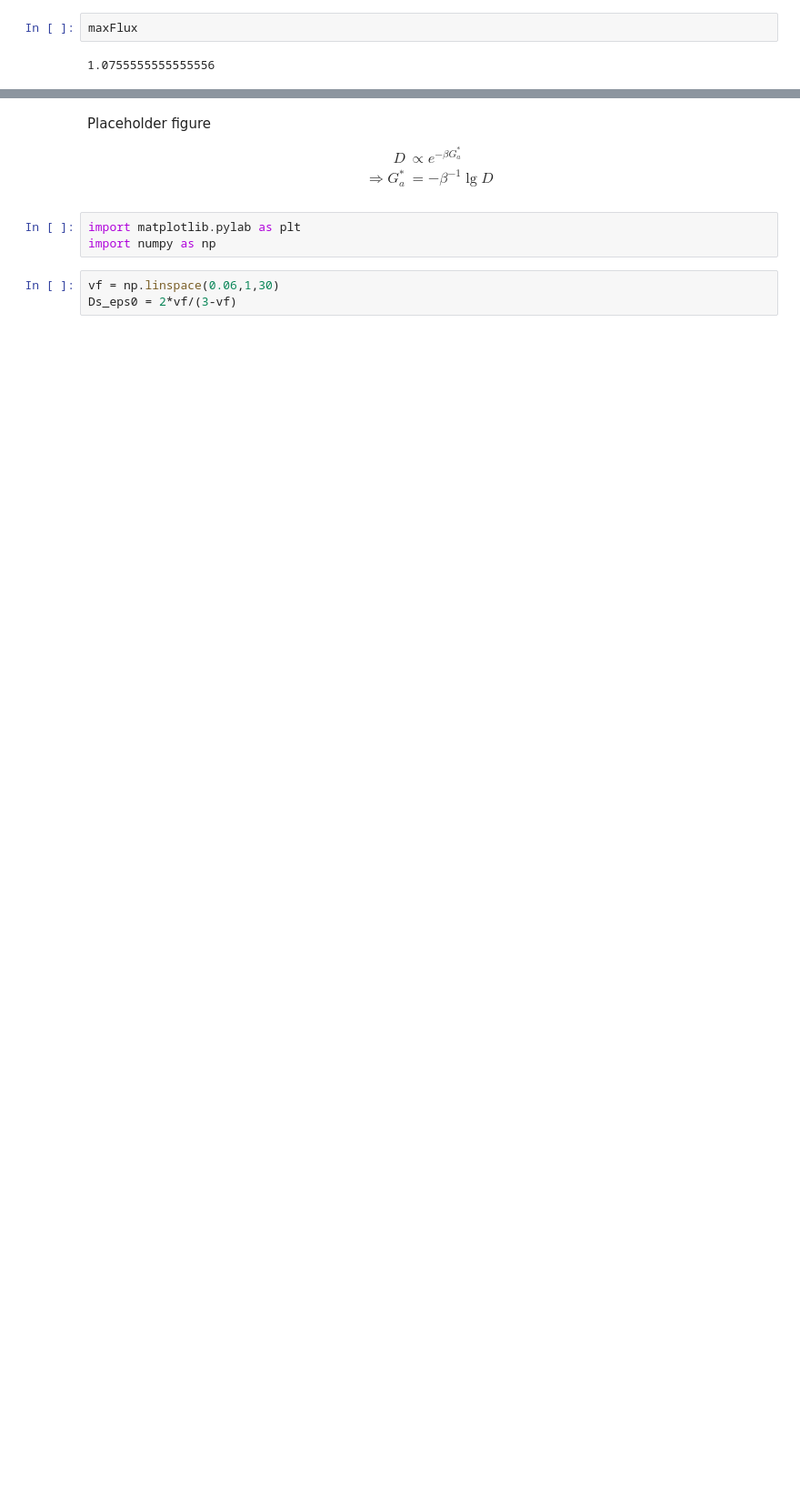
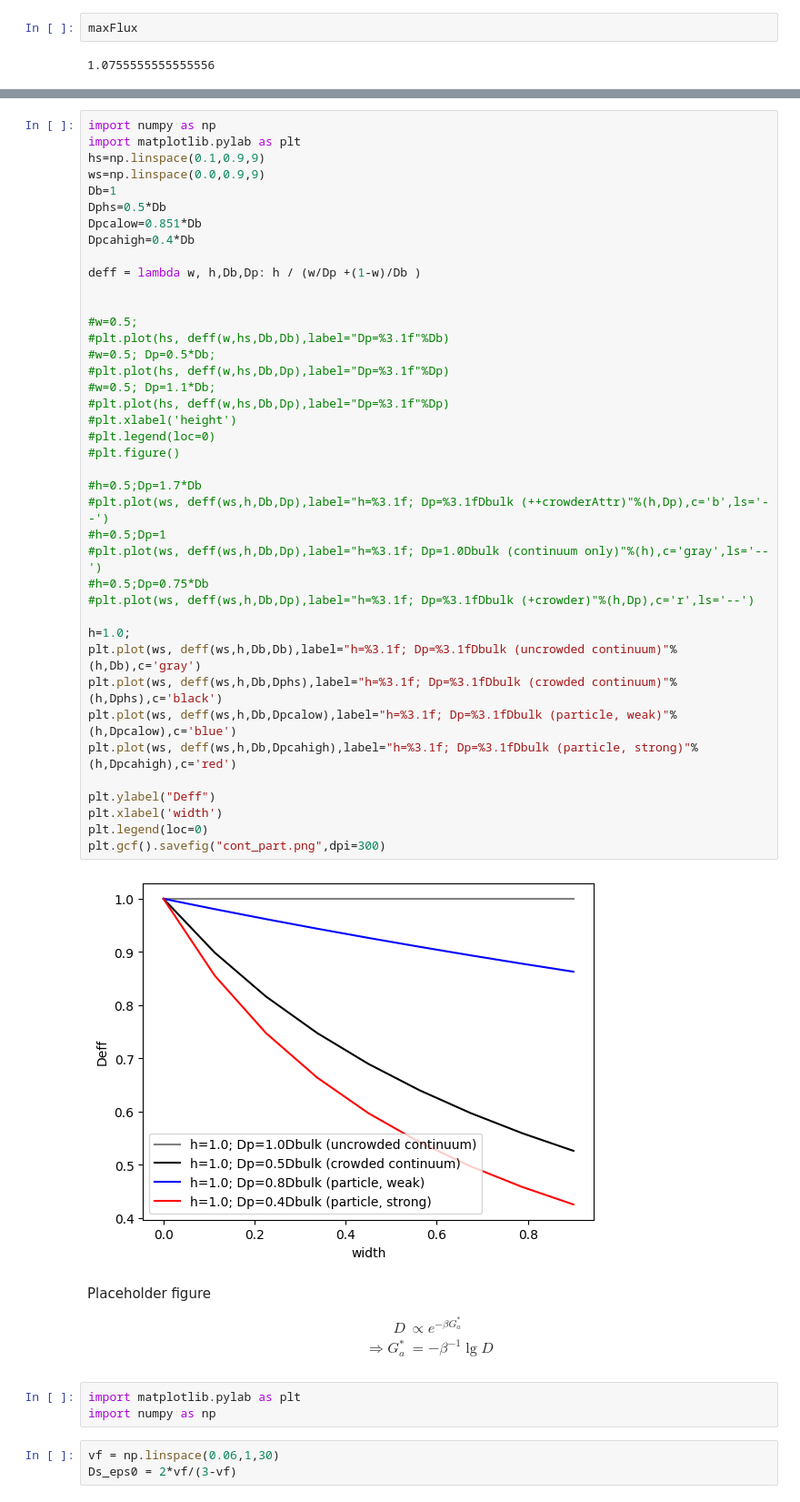
Before and after one commit to huskeypm/cellmigration, a Jupyter notebook: migration_paper.ipynb, the cells around one changed output, grey strips where cells are left out. Shown: that part at 91% size. Saved outputs shown, nothing was run; the diff lists cells and outputs as text; blank space fills up the shorter version.

```diff
--- a/migration_paper.ipynb
+++ b/migration_paper.ipynb
@@ -715,3 +728,45 @@ maxFlux
+# %%
+import numpy as np
+import matplotlib.pylab as plt
+hs=np.linspace(0.1,0.9,9)
+ws=np.linspace(0.0,0.9,9)
+Db=1
+Dphs=0.5*Db
+Dpcalow=0.851*Db
+Dpcahigh=0.4*Db
+
+deff = lambda w, h,Db,Dp: h / (w/Dp +(1-w)/Db )
+
+
+#w=0.5;
+#plt.plot(hs, deff(w,hs,Db,Db),label="Dp=%3.1f"%Db)
+#w=0.5; Dp=0.5*Db;
+#plt.plot(hs, deff(w,hs,Db,Dp),label="Dp=%3.1f"%Dp)
+#w=0.5; Dp=1.1*Db;
+#plt.plot(hs, deff(w,hs,Db,Dp),label="Dp=%3.1f"%Dp)
+#plt.xlabel('height')
+#plt.legend(loc=0)
+#plt.figure()
+
+#h=0.5;Dp=1.7*Db
+#plt.plot(ws, deff(ws,h,Db,Dp),label="h=%3.1f; Dp=%3.1fDbulk (++crowderAttr)"%(h,Dp),c='b',ls='--')
+#h=0.5;Dp=1
+#plt.plot(ws, deff(ws,h,Db,Dp),label="h=%3.1f; Dp=1.0Dbulk (continuum only)"%(h),c='gray',ls='--')
+#h=0.5;Dp=0.75*Db
+#plt.plot(ws, deff(ws,h,Db,Dp),label="h=%3.1f; Dp=%3.1fDbulk (+crowder)"%(h,Dp),c='r',ls='--')
+
+h=1.0;
+plt.plot(ws, deff(ws,h,Db,Db),label="h=%3.1f; Dp=%3.1fDbulk (uncrowded continuum)"%(h,Db),c='gray')
+plt.plot(ws, deff(ws,h,Db,Dphs),label="h=%3.1f; Dp=%3.1fDbulk (crowded continuum)"%(h,Dphs),c='black')
+plt.plot(ws, deff(ws,h,Db,Dpcalow),label="h=%3.1f; Dp=%3.1fDbulk (particle, weak)"%(h,Dpcalow),c='blue')
+plt.plot(ws, deff(ws,h,Db,Dpcahigh),label="h=%3.1f; Dp=%3.1fDbulk (particle, strong)"%(h,Dpcahigh),c='red')
+
+plt.ylabel("Deff")
+plt.xlabel('width')
+plt.legend(loc=0)
+plt.gcf().savefig("cont_part.png",dpi=300)
+# %% [output]
+[figure, added]
 # %% [markdown]
 Placeholder figure
 \begin{align}
```
Also changed, not shown: parts of 5 cells of this notebook.
